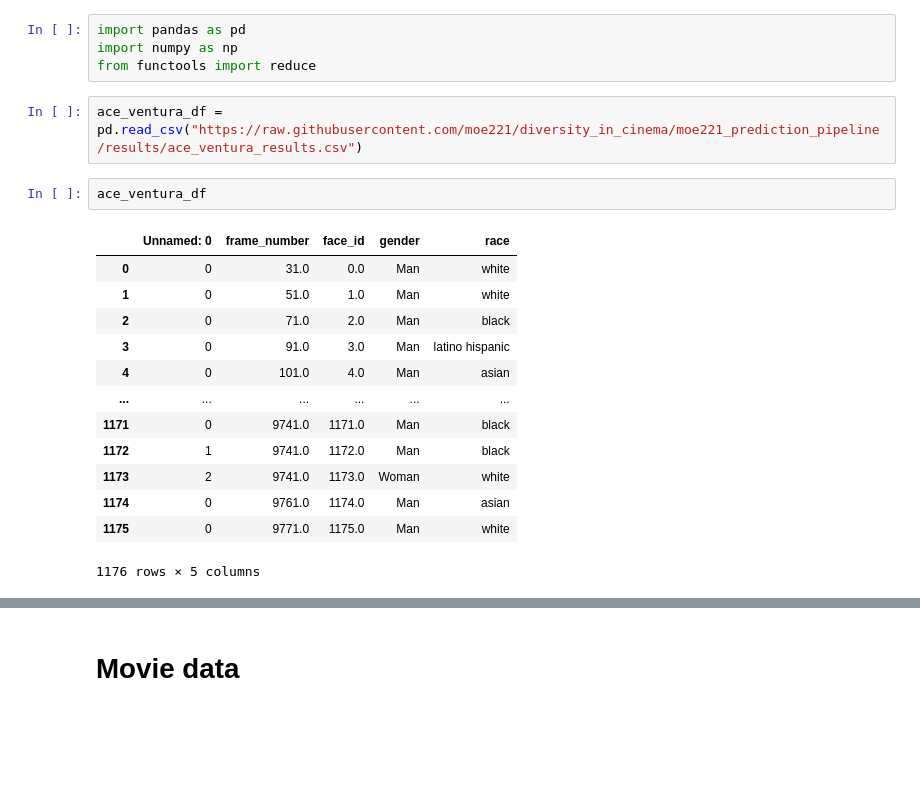
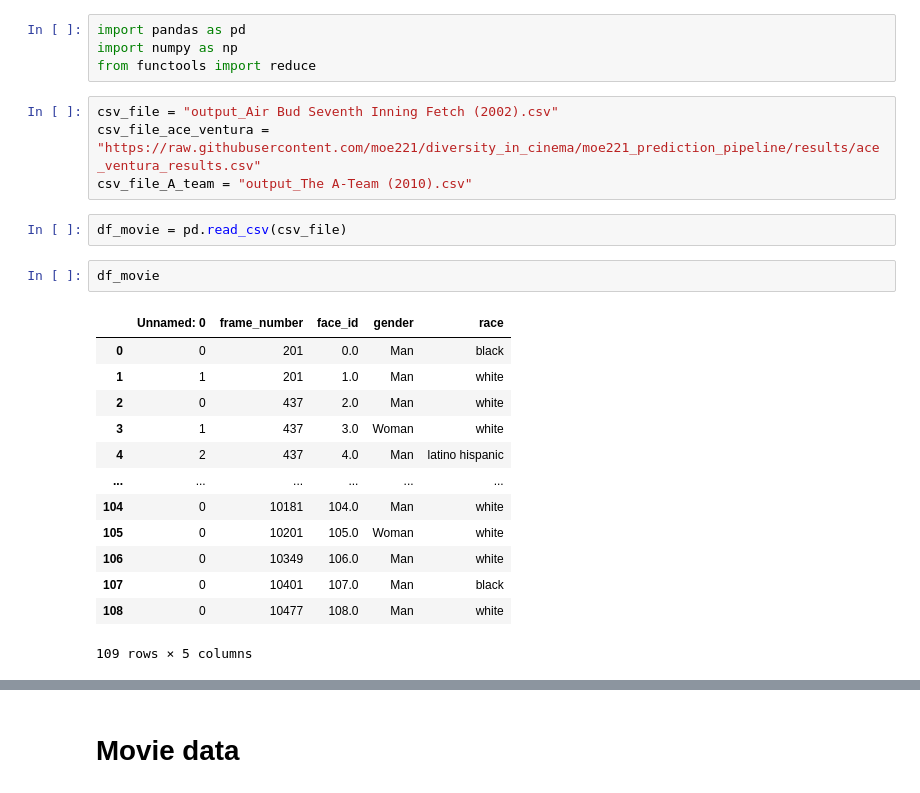
Before and after one commit to moe221/diversity_in_cinema, a Jupyter notebook: notebooks/em8ma_stats.ipynb, the cells around one changed output, grey strips where cells are left out. Drawn from its saved outputs; the diff is of its cells as text; blank space fills up the shorter version.

```diff
--- a/notebooks/em8ma_stats.ipynb
+++ b/notebooks/em8ma_stats.ipynb
@@ -2,22 +2,26 @@
 import pandas as pd
 import numpy as np
 from functools import reduce
+# %%
+csv_file = "output_Air Bud Seventh Inning Fetch (2002).csv"
+csv_file_ace_ventura = "https://raw.githubusercontent.com/moe221/diversity_in_cinema/moe221_prediction_pipeline/results/ace_ventura_results.csv"
+csv_file_A_team = "output_The A-Team (2010).csv"
 # %%
-ace_ventura_df = pd.read_csv("https://raw.githubusercontent.com/moe221/diversity_in_cinema/moe221_prediction_pipeline/results/ace_ventura_results.csv")
+df_movie = pd.read_csv(csv_file)
 # %%
-ace_ventura_df
+df_movie
 # %% [output]
 |  | Unnamed: 0 | frame_number | face_id | gender | race |
-| 0 | 0 | 31.0 | 0.0 | Man | white |
-| 1 | 0 | 51.0 | 1.0 | Man | white |
-| 2 | 0 | 71.0 | 2.0 | Man | black |
-| 3 | 0 | 91.0 | 3.0 | Man | latino hispanic |
-| 4 | 0 | 101.0 | 4.0 | Man | asian |
+| 0 | 0 | 201 | 0.0 | Man | black |
+| 1 | 1 | 201 | 1.0 | Man | white |
+| 2 | 0 | 437 | 2.0 | Man | white |
+| 3 | 1 | 437 | 3.0 | Woman | white |
+| 4 | 2 | 437 | 4.0 | Man | latino hispanic |
 | ... | ... | ... | ... | ... | ... |
-| 1171 | 0 | 9741.0 | 1171.0 | Man | black |
-| 1172 | 1 | 9741.0 | 1172.0 | Man | black |
-| 1173 | 2 | 9741.0 | 1173.0 | Woman | white |
-| 1174 | 0 | 9761.0 | 1174.0 | Man | asian |
-| 1175 | 0 | 9771.0 | 1175.0 | Man | white |
+| 104 | 0 | 10181 | 104.0 | Man | white |
+| 105 | 0 | 10201 | 105.0 | Woman | white |
+| 106 | 0 | 10349 | 106.0 | Man | white |
+| 107 | 0 | 10401 | 107.0 | Man | black |
+| 108 | 0 | 10477 | 108.0 | Man | white |
-1176 rows × 5 columns
+109 rows × 5 columns
 # %%
```
Also changed, not shown: parts of 12 cells of this notebook, 2 other files.
